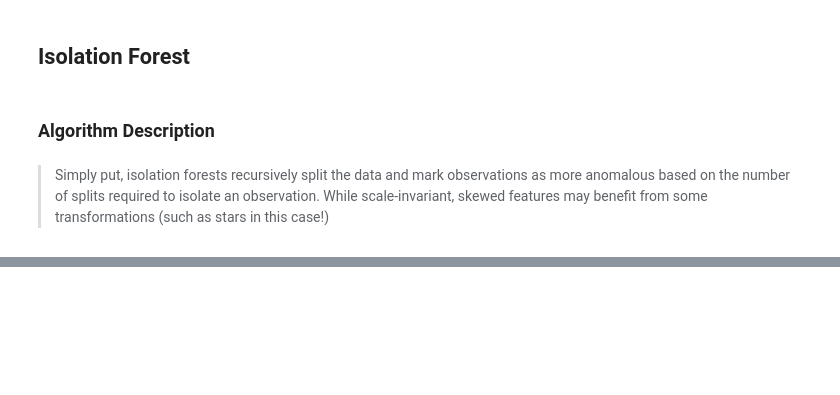
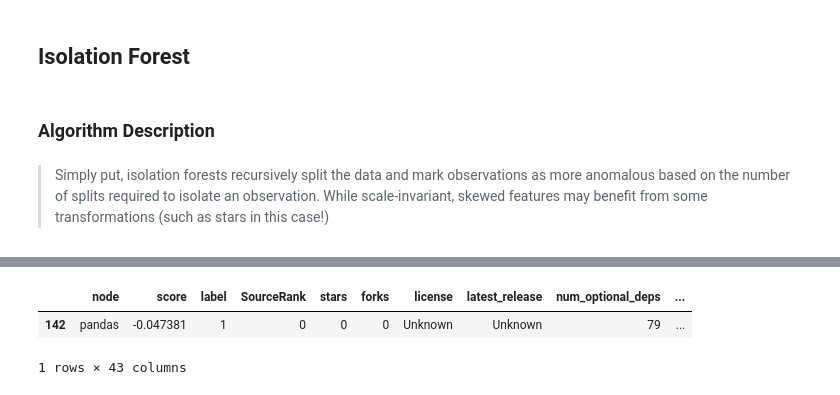
Before and after one commit to ericzander/pypi-anomaly-detection, a Jupyter notebook: notebooks/02_anomaly_detection_traditional.ipynb, the cells around one changed output, grey strips where cells are left out. Cells and saved outputs as stored; diff of their text form; code cells hidden in the pictures; blank space fills up the shorter version.

```diff
--- a/notebooks/02_anomaly_detection_traditional.ipynb
+++ b/notebooks/02_anomaly_detection_traditional.ipynb
@@ -216,0 +325,7 @@ plot_anomaly_results(df_viz, "IsolationForest")
+# %%
+df = df_iso[df_iso.label == 1].sort_values("score", ascending=False)
+df[df.node == "pandas"]
+# %% [output]
+|  | node | score | label | SourceRank | stars | forks | license | latest_release | num_optional_deps | ... |
+| 142 | pandas | -0.047381 | 1 | 0 | 0 | 0 | Unknown | Unknown | 79 | ... |
+1 rows × 43 columns
```
Also changed, not shown: parts of 7 cells of this notebook, 9 other files.
